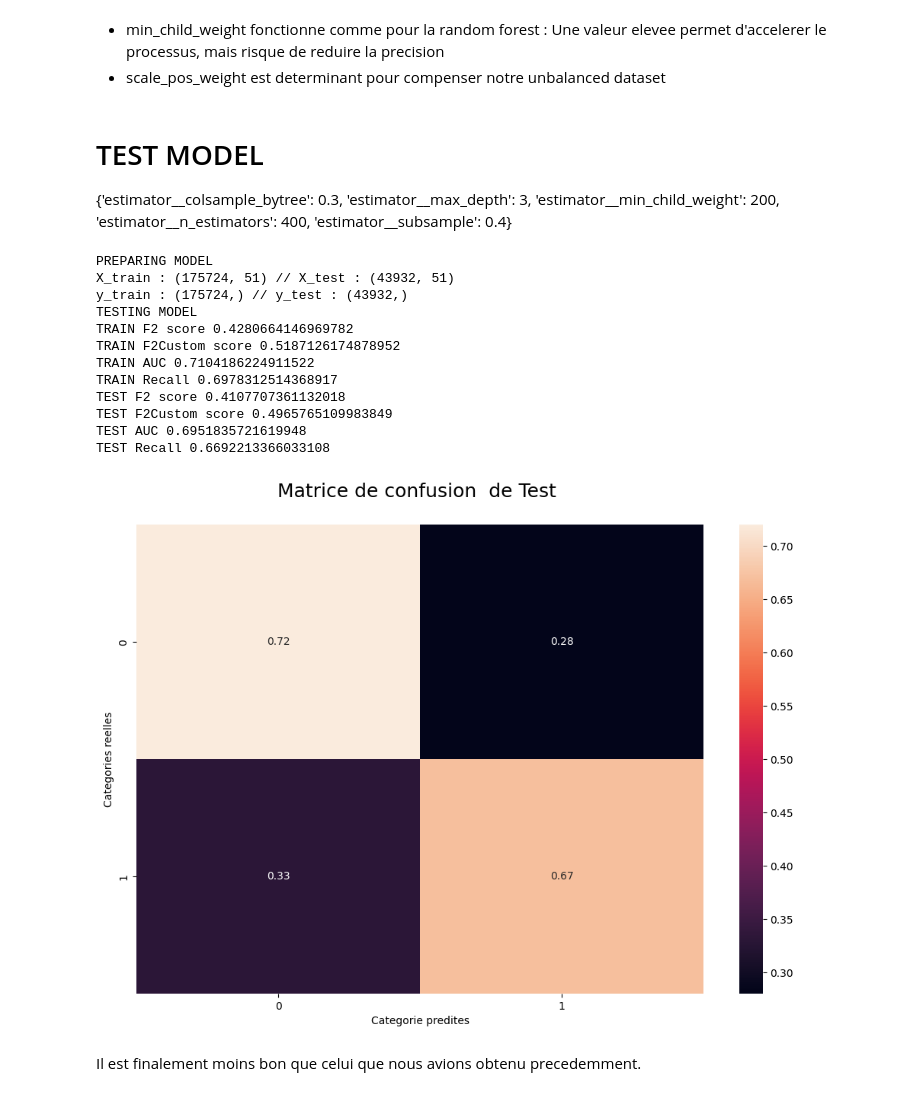
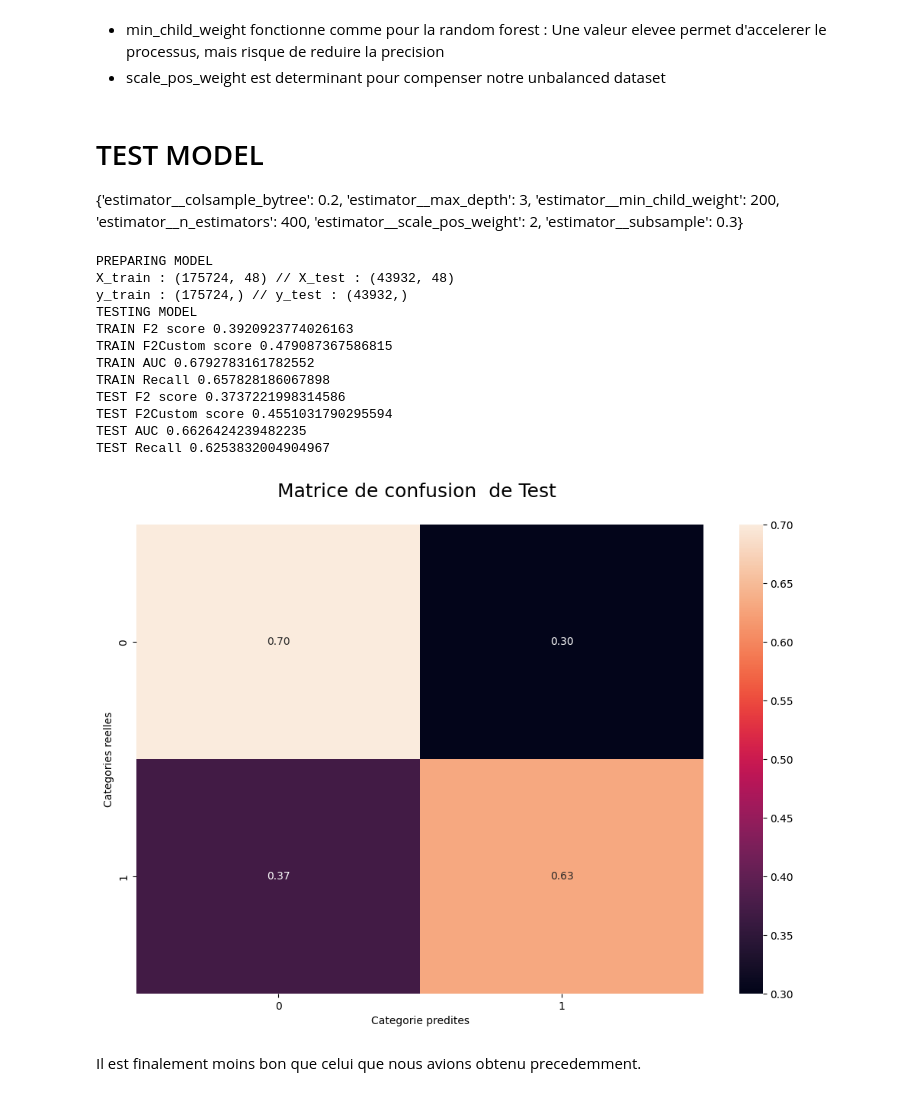
Before and after one commit to MaximoRose/evaluer_demande_credit, a Jupyter notebook: 3_XGBoost.ipynb, the cells around one changed output. Drawn from its saved outputs; the diff is of its cells as text; code cells hidden in the pictures.

```diff
--- a/3_XGBoost.ipynb
+++ b/3_XGBoost.ipynb
@@ -318,30 +308,30 @@ grid_results.to_csv('./processed_data/grid_xgboost_results_06-09.csv')
 # %% [markdown]
 # TEST MODEL
 
-{'estimator__colsample_bytree': 0.3, 'estimator__max_depth': 3, 'estimator__min_child_weight': 200, 'estimator__n_estimators': 400, 'estimator__subsample': 0.4}
+{'estimator__colsample_bytree': 0.2, 'estimator__max_depth': 3, 'estimator__min_child_weight': 200, 'estimator__n_estimators': 400, 'estimator__scale_pos_weight': 2, 'estimator__subsample': 0.3}
 # %%
 dict_results = test_model(df, xgb.XGBClassifier(gamma=0.1,
                                                 max_depth=3,
                                                 n_estimators=400,
                                                 learning_rate=0.05,
-                                                colsample_bytree=0.3,
+                                                colsample_bytree=0.2,
                                                 min_child_weight=200,
                                                 scale_pos_weight=2,
-                                                subsample=0.4),
+                                                subsample=0.3),
                           confusion=True, over_sampling=0.1, under_sampling=0.5, do_under=True)
 # %% [output]
 PREPARING MODEL
-X_train : (175724, 51) // X_test : (43932, 51)
+X_train : (175724, 48) // X_test : (43932, 48)
 y_train : (175724,) // y_test : (43932,)
 TESTING MODEL
-TRAIN F2 score 0.4280664146969782
-TRAIN F2Custom score 0.5187126174878952
-TRAIN AUC 0.7104186224911522
-TRAIN Recall 0.6978312514368917
-TEST F2 score 0.4107707361132018
-TEST F2Custom score 0.4965765109983849
-TEST AUC 0.6951835721619948
-TEST Recall 0.6692213366033108
+TRAIN F2 score 0.3920923774026163
+TRAIN F2Custom score 0.479087367586815
+TRAIN AUC 0.6792783161782552
+TRAIN Recall 0.657828186067898
+TEST F2 score 0.3737221998314586
+TEST F2Custom score 0.4551031790295594
+TEST AUC 0.6626424239482235
+TEST Recall 0.6253832004904967
-[figure, old version]
+[figure, new version]
 # %% [markdown]
 Il est finalement moins bon que celui que nous avions obtenu precedemment.
```
Also changed, not shown: parts of 13 cells of this notebook, 13 other files.
